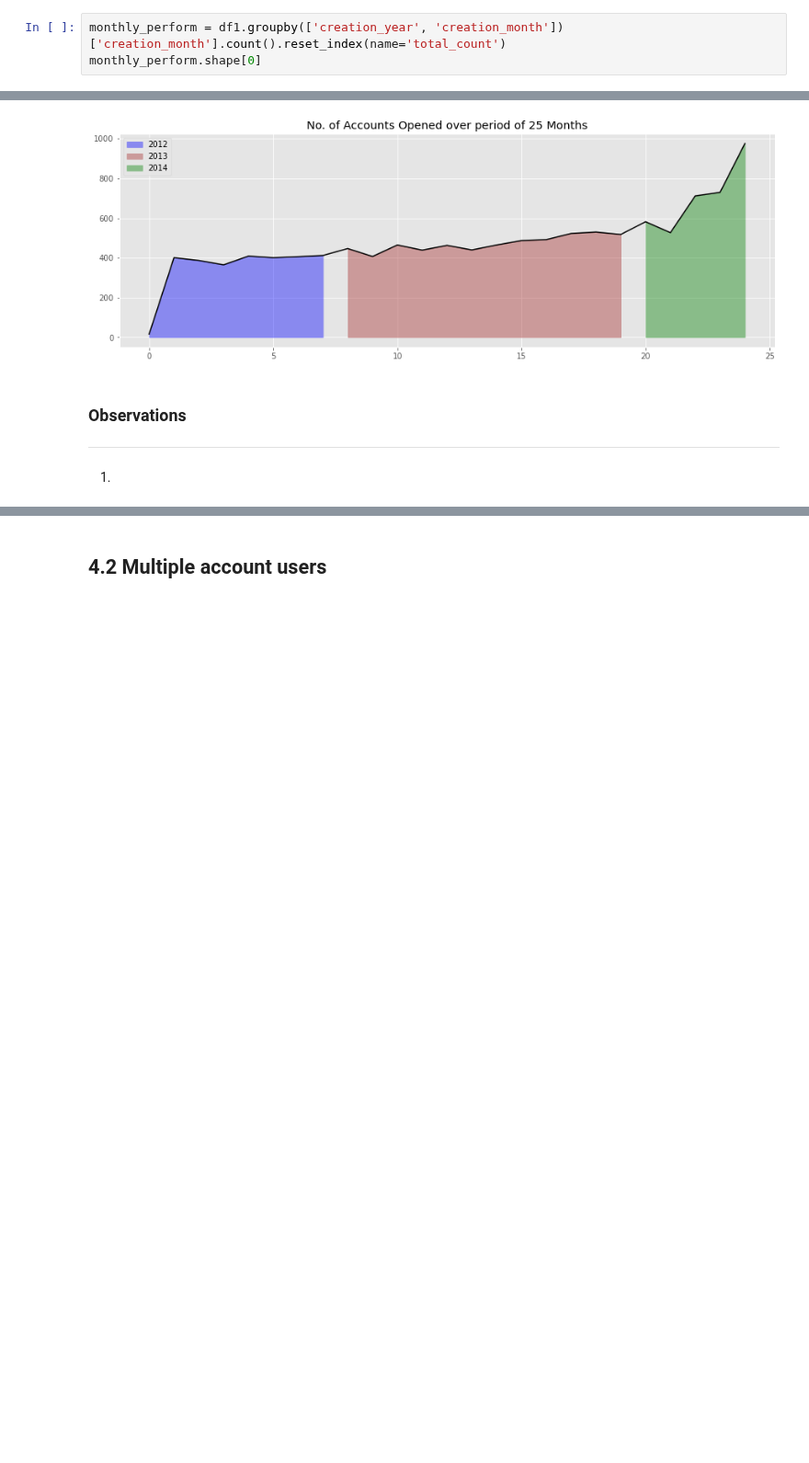
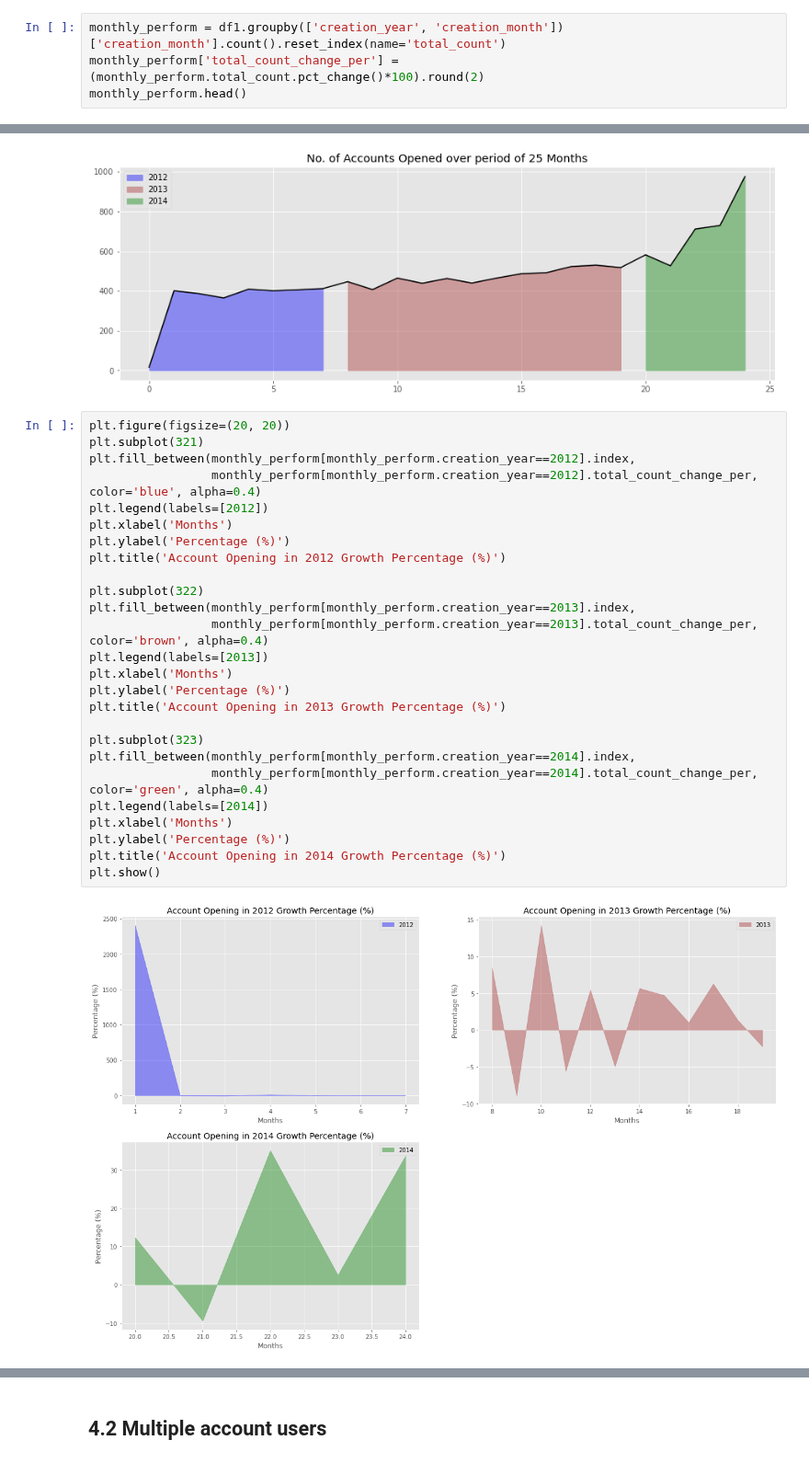
Before and after one commit to Jeyramana/GUVI_Assignments, a Jupyter notebook: Assignment_3/user.ipynb, the cells around one changed output, grey strips where cells are left out. Shown at 92% size. Drawn from its saved outputs; the diff is of its cells as text; blank space fills up the shorter version.

```diff
--- a/Assignment_3/user.ipynb
+++ b/Assignment_3/user.ipynb
@@ -612,5 +615,6 @@ fig.show()
 ### 4.1.4 Overall Monthly Increase in Account Opening
 # %%
 monthly_perform = df1.groupby(['creation_year', 'creation_month'])['creation_month'].count().reset_index(name='total_count')
-monthly_perform.shape[0]
+monthly_perform['total_count_change_per'] = (monthly_perform.total_count.pct_change()*100).round(2)
+monthly_perform.head()
 # %% [output]
@@ -629,7 +650,31 @@ plt.title('No. of Accounts Opened over period of 25 Months')
 plt.show()
 # %% [output]
 [figure]
-# %% [markdown]
-### Observations
------------------
-1.
+# %%
+plt.figure(figsize=(20, 20))
+plt.subplot(321)
+plt.fill_between(monthly_perform[monthly_perform.creation_year==2012].index,
+                 monthly_perform[monthly_perform.creation_year==2012].total_count_change_per, color='blue', alpha=0.4)
+plt.legend(labels=[2012])
+plt.xlabel('Months')
+plt.ylabel('Percentage (%)')
+plt.title('Account Opening in 2012 Growth Percentage (%)')
+
+plt.subplot(322)
+plt.fill_between(monthly_perform[monthly_perform.creation_year==2013].index,
+                 monthly_perform[monthly_perform.creation_year==2013].total_count_change_per, color='brown', alpha=0.4)
+plt.legend(labels=[2013])
+plt.xlabel('Months')
+plt.ylabel('Percentage (%)')
+plt.title('Account Opening in 2013 Growth Percentage (%)')
+
+plt.subplot(323)
+plt.fill_between(monthly_perform[monthly_perform.creation_year==2014].index,
+                 monthly_perform[monthly_perform.creation_year==2014].total_count_change_per, color='green', alpha=0.4)
+plt.legend(labels=[2014])
+plt.xlabel('Months')
+plt.ylabel('Percentage (%)')
+plt.title('Account Opening in 2014 Growth Percentage (%)')
+plt.show()
+# %% [output]
+[figure, added]
```
Also changed, not shown: parts of 5 cells of this notebook.
